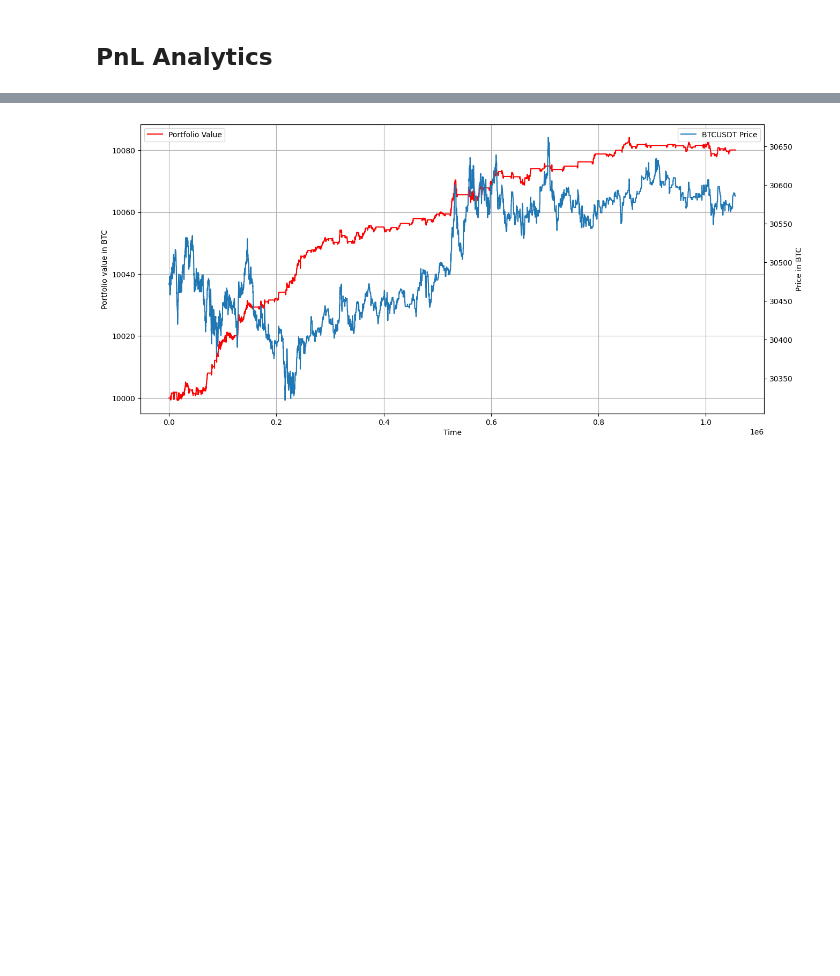
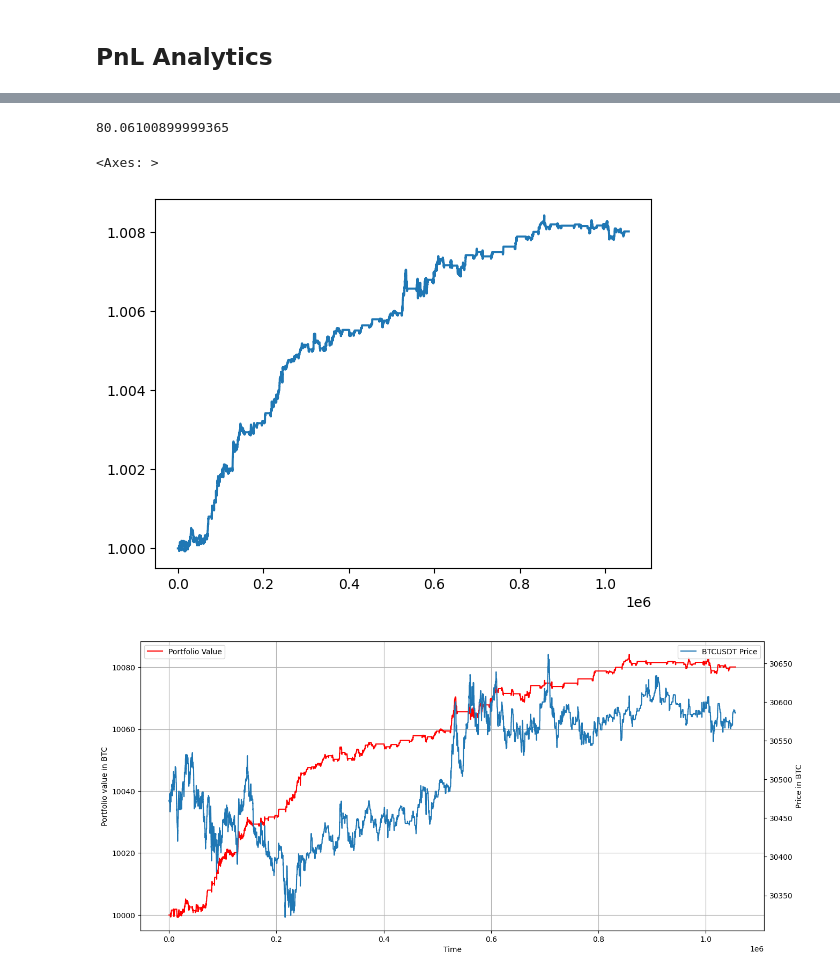
Before and after one commit to jaNGOB/pySimX, a Jupyter notebook: pySimX/examples/Simple TOB Example.ipynb, the cells around one changed output, grey strips where cells are left out. Drawn from its saved outputs; the diff is of its cells as text; code cells hidden in the pictures; blank space fills up the shorter version.

```diff
--- a/pySimX/examples/Simple TOB Example.ipynb
+++ b/pySimX/examples/Simple TOB Example.ipynb
@@ -161,3 +179,16 @@ balances['combined'] = balances.comp_usd + balances[quote]
+# %%
+balances['comp_usd'] = balances[base] * balances.mid
+balances['combined'] = balances.comp_usd + balances[quote]
+balances['log_bal'] = np.log(balances.combined / balances.combined.shift())
+# %%
+balances.iloc[-1].combined - balances.iloc[0].combined
+# %% [output]
+80.06100899999365
+# %%
+(1 + balances.combined.pct_change()).cumprod().plot()
+# %% [output]
+<Axes: >
+[figure, added]
 # %%
 df_o = pd.DataFrame(binance.orders)
 # %%
```
Also changed, not shown: parts of 4 cells of this notebook, 1 other file.
